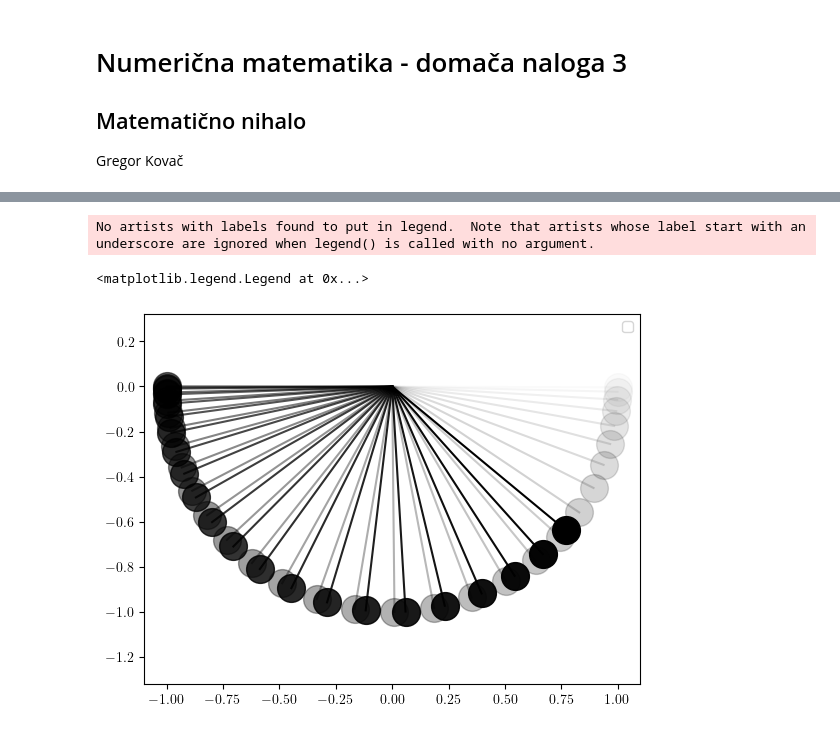
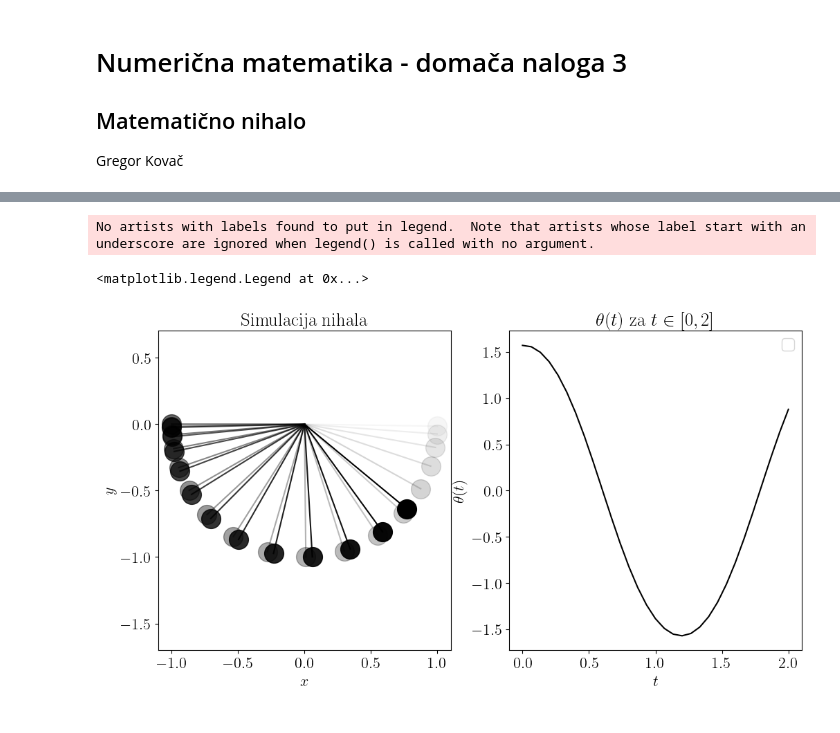
Before and after one commit to gregorkovac/matematicno-nihalo, a Jupyter notebook: demo.ipynb, the cells around one changed output, grey strips where cells are left out. Cells and saved outputs as stored; diff of their text form; code cells hidden in the pictures.

Commit message:
Primerjava nihal z različnimi začetnimi pogoji

```diff
--- a/demo.ipynb
+++ b/demo.ipynb
@@ -7,5 +21,6 @@ import numpy as np
 from nihalo import *
 import matplotlib.pyplot as plt
 
-# Latex font
 plt.rc('text', usetex=True)
+plt.rc('font', family='serif')
+plt.rc('font', size=16)
@@ -12,2 +31,9 @@ plt.rc('text', usetex=True)
 # %%
-theta, dtheta = nihalo(l = 1, t = 2, theta0 = np.pi / 2, dtheta0 = 0.1, n = 50)
+# Simuliramo nihanje s spodnjimi parametri
+l = 1
+t = 2
+theta0 = np.pi / 2
+dtheta0 = 0.1
+n = 30
+
+theta, dtheta = nihalo(l = l, t = t, theta0 = theta0, dtheta0 = dtheta0, n = n)
@@ -19,17 +40,31 @@ plt.plot(theta)
 # %%
 x = np.cos(theta)
 y = np.sin(theta)
 colors = np.linspace(0, 1, len(x))
 
+plt.figure(figsize=(12, 6))
+plt.subplot(1, 2, 1)
+
+# Subplot 1
 for i in range(len(x)):
     plt.plot([0, y[i]], [0, -x[i]], color=(0, 0, 0, colors[i]))
     plt.plot(y[i], -x[i], 'o', color=(0, 0, 0, colors[i]), markersize=20)
 
+plt.title('Simulacija nihala')
+plt.xlabel(r'$x$')
+plt.ylabel(r'$y$')
 plt.axis('equal')
+
+# Subplot 2
+plt.subplot(1, 2, 2)
+plt.plot(np.linspace(0, t, len(theta)), theta, color='black')
+plt.xlabel(r'$t$')
+plt.ylabel(r'$\theta(t)$')
+plt.title(rf'$\theta(t)$ za $t \in [0, {t}]$')
 
 
 plt.legend()
 # %% [output]
 No artists with labels found to put in legend.  Note that artists whose label start with an underscore are ignored when legend() is called with no argument.
 <matplotlib.legend.Legend at 0x...>
-[figure, old version]
+[figure, new version]
```
Also changed, not shown: parts of 12 cells of this notebook, 1 other file.
